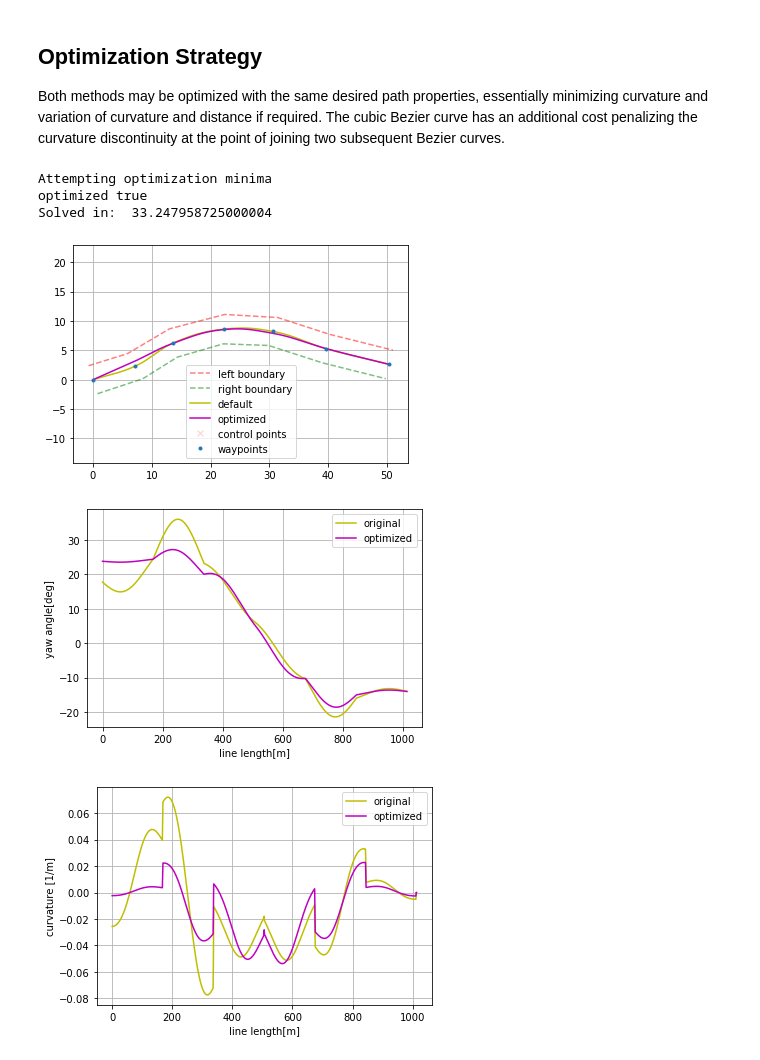
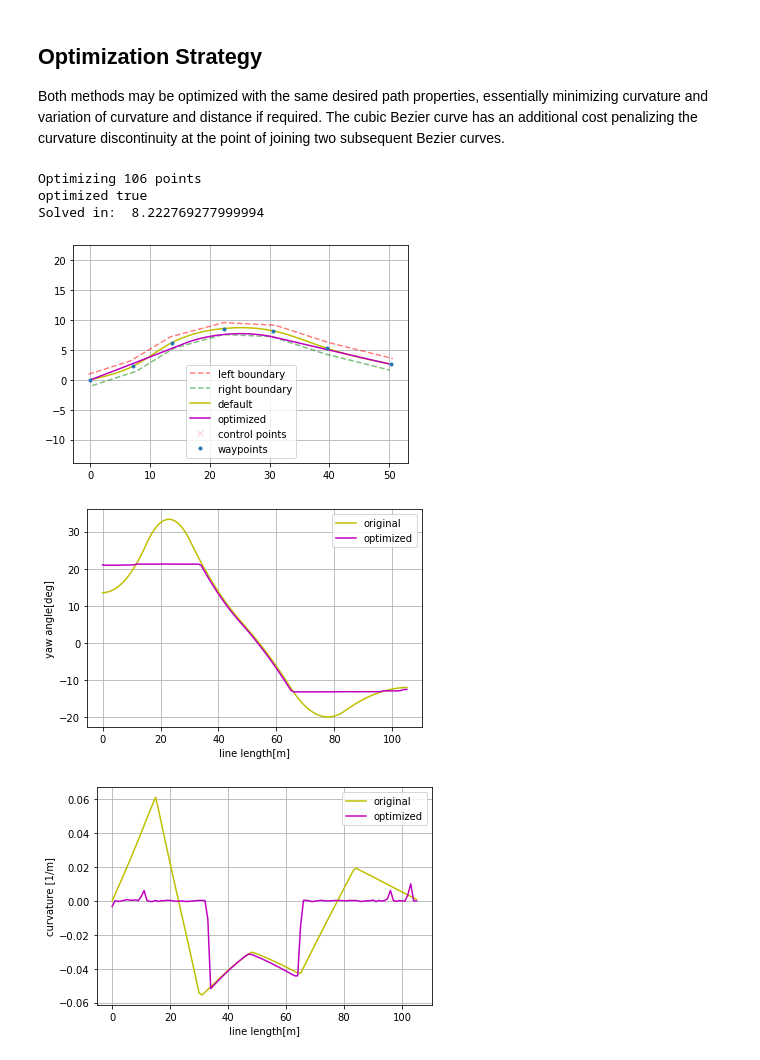
Before and after one commit to reuben-thomas/Bezier-Path-Planning, a Jupyter notebook: main.ipynb, the cells around one changed output. Saved outputs shown, nothing was run; the diff lists cells and outputs as text; code cells hidden in the pictures.

```diff
--- a/main.ipynb
+++ b/main.ipynb
@@ -100,6 +101,10 @@ class Spline():
         bx, by, _, _ = self.cubic_bezier_path(ax, ay)
         byaw, bk = self.calc_yaw_curvature(bx, by)
         self.default_path = Path(bx, by, byaw, bk)
+
+        # default seeding path for cubic spline
+        cx, cy, cyaw, ck, _ = calc_spline_course(ax, ay, 0.5)
+        self.seeding_path = Path(cx, cy, cyaw, ck)
 
         self.optimized_path = Path([], [], [], [])
         self.ctr_points = Path([], [], [], [])
@@ -417,12 +488,12 @@ class Spline(Spline):
     # define input path
     ay = [0.0, 2.3, 6.25, 8.6, 8.2, 5.3, 2.6]
     ax = [0.0, 7.16, 13.68, 22.3, 30.64, 39.6, 50.4]
-    boundary = 2.5
+    boundary = 1.0
 
     spline = Spline(ax, ay, boundary)
 
     t0 = time.process_time()
-    spline.optimize_min_cubic()
+    spline.optimize_min_spline()
     t1 = time.process_time() - t0
     print("Solved in: ", t1)
 
@@ -432,38 +503,38 @@ class Spline(Spline):
     plt.plot(spline.right_bound.x, spline.right_bound.y, '--g', alpha=0.5, label="right boundary")
     plt.plot(spline.default_path.x, spline.default_path.y, '-y', label="default")
     plt.plot(spline.optimized_path.x, spline.optimized_path.y, '-m', label="optimized")
     plt.plot(spline.ctr_points.x, spline.ctr_points.y, 'xr', alpha=0.2, label="control points")
     plt.plot(spline.waypoints.x, spline.waypoints.y, '.', label="waypoints")
     plt.grid(True)
     plt.legend()
     plt.axis("equal")
 
     # Heading plot
     plt.subplots(1)
     plt.plot([np.rad2deg(iyaw) for iyaw in spline.default_path.yaw], "-y", label="original")
     plt.plot([np.rad2deg(iyaw) for iyaw in spline.optimized_path.yaw], "-m", label="optimized")
     plt.grid(True)
     plt.legend()
     plt.xlabel("line length[m]")
     plt.ylabel("yaw angle[deg]")
 
     # Curvature plot
     plt.subplots(1)
     plt.plot(spline.default_path.k, "-y", label="original")
     plt.plot(spline.optimized_path.k, "-m", label="optimized")
     plt.grid(True)
     plt.legend()
     plt.xlabel("line length[m]")
     plt.ylabel("curvature [1/m]")
 
     plt.show()
 # %% [output]
-Attempting optimization minima
+Optimizing 106 points
 optimized true
-Solved in:  33.247958725000004
+Solved in:  8.222769277999994
-[figure, old version]
+[figure, new version]
-[figure, old version]
+[figure, new version]
-[figure, old version]
+[figure, new version]
 # %%
     # define input path
     ay = [0.0, 2.3, 6.25, 8.6, 8.2, 5.3, 2.6]
```
Also changed, not shown: parts of 3 cells of this notebook.
